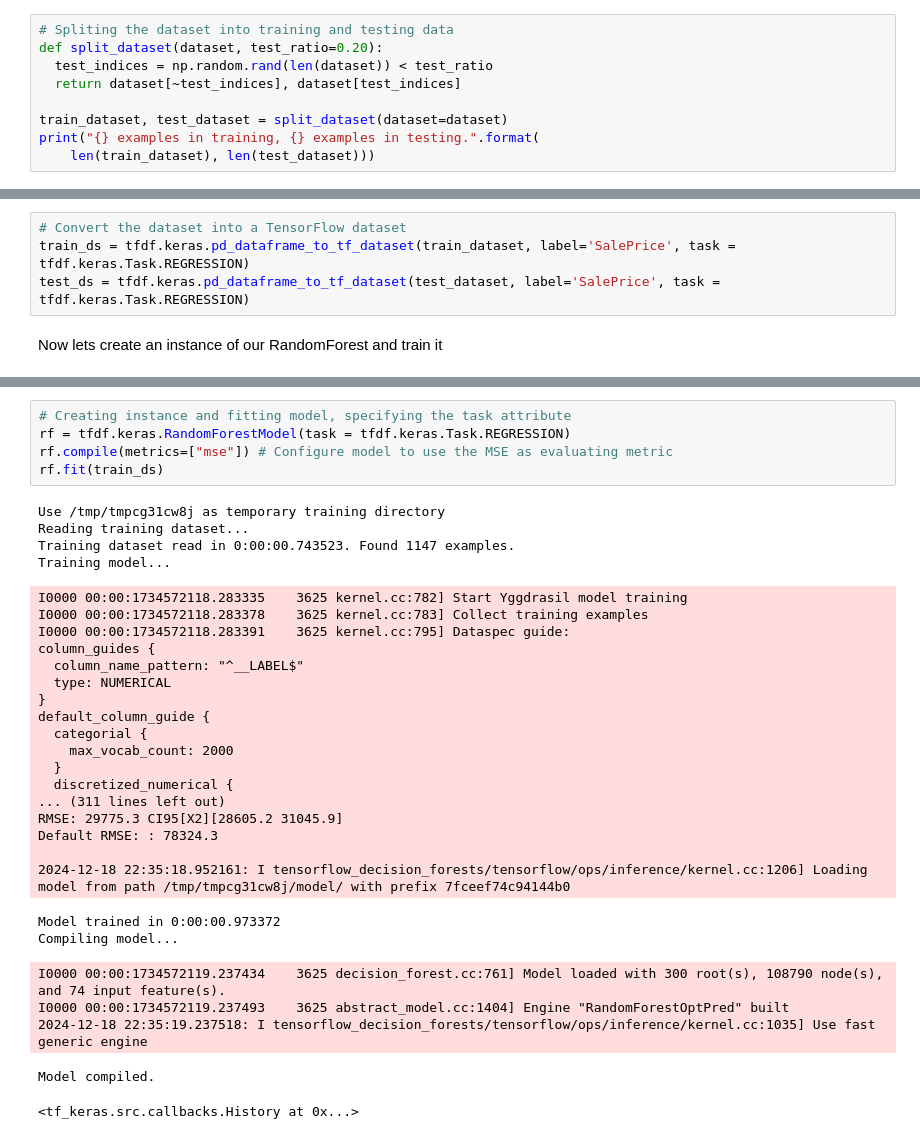
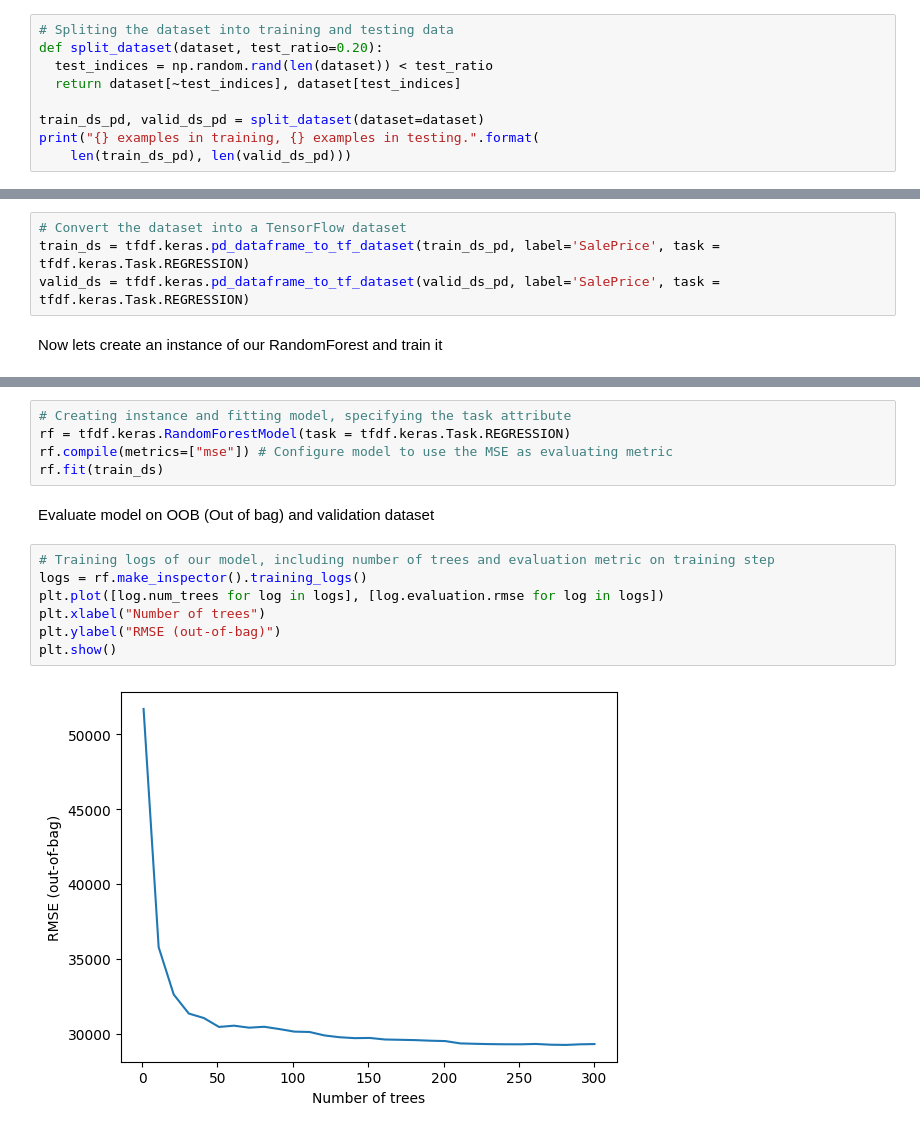
Before and after one commit to ramosmat/house-prices-predict, a Jupyter notebook: script.ipynb, the cells around one changed output, grey strips where cells are left out. Cells and saved outputs as stored; diff of their text form.

Commit message:
model evaluated and prediction on test dataset

```diff
--- a/script.ipynb
+++ b/script.ipynb
@@ -80,7 +73,7 @@ def split_dataset(dataset, test_ratio=0.20):
   test_indices = np.random.rand(len(dataset)) < test_ratio
   return dataset[~test_indices], dataset[test_indices]
 
-train_dataset, test_dataset = split_dataset(dataset=dataset)
+train_ds_pd, valid_ds_pd = split_dataset(dataset=dataset)
 print("{} examples in training, {} examples in testing.".format(
-    len(train_dataset), len(test_dataset)))
+    len(train_ds_pd), len(valid_ds_pd)))
 # %% [output]
@@ -88,7 +81,7 @@ print("{} examples in training, {} examples in testing.".format(
 # %%
 # Convert the dataset into a TensorFlow dataset
-train_ds = tfdf.keras.pd_dataframe_to_tf_dataset(train_dataset, label='SalePrice', task = tfdf.keras.Task.REGRESSION)
-test_ds = tfdf.keras.pd_dataframe_to_tf_dataset(test_dataset, label='SalePrice', task = tfdf.keras.Task.REGRESSION)
+train_ds = tfdf.keras.pd_dataframe_to_tf_dataset(train_ds_pd, label='SalePrice', task = tfdf.keras.Task.REGRESSION)
+valid_ds = tfdf.keras.pd_dataframe_to_tf_dataset(valid_ds_pd, label='SalePrice', task = tfdf.keras.Task.REGRESSION)
 # %% [markdown]
 Now lets create an instance of our RandomForest and train it
 # %%
@@ -99,32 +97,14 @@ tfdf.keras.get_all_models()
 rf = tfdf.keras.RandomForestModel(task = tfdf.keras.Task.REGRESSION)
 rf.compile(metrics=["mse"]) # Configure model to use the MSE as evaluating metric
 rf.fit(train_ds)
-# %% [output]
-Use /tmp/tmpcg31cw8j as temporary training directory
-Reading training dataset...
-Training dataset read in 0:00:00.743523. Found 1147 examples.
-Training model...
-I0000 00:00:1734572118.283335    3625 kernel.cc:782] Start Yggdrasil model training
-I0000 00:00:1734572118.283378    3625 kernel.cc:783] Collect training examples
-I0000 00:00:1734572118.283391    3625 kernel.cc:795] Dataspec guide:
-column_guides {
-  column_name_pattern: "^__LABEL$"
-  type: NUMERICAL
-}
-default_column_guide {
-  categorial {
-    max_vocab_count: 2000
-  }
-  discretized_numerical {
-... (311 lines left out)
-RMSE: 29775.3 CI95[X2][28605.2 31045.9]
-Default RMSE: : 78324.3
-
-2024-12-18 22:35:18.952161: I tensorflow_decision_forests/tensorflow/ops/inference/kernel.cc:1206] Loading model from path /tmp/tmpcg31cw8j/model/ with prefix 7fceef74c94144b0
-Model trained in 0:00:00.973372
-Compiling model...
-I0000 00:00:1734572119.237434    3625 decision_forest.cc:761] Model loaded with 300 root(s), 108790 node(s), and 74 input feature(s).
-I0000 00:00:1734572119.237493    3625 abstract_model.cc:1404] Engine "RandomForestOptPred" built
-2024-12-18 22:35:19.237518: I tensorflow_decision_forests/tensorflow/ops/inference/kernel.cc:1035] Use fast generic engine
-Model compiled.
-<tf_keras.src.callbacks.History at 0x...>
+# %% [markdown]
+Evaluate model on OOB (Out of bag) and validation dataset
+# %%
+# Training logs of our model, including number of trees and evaluation metric on training step
+logs = rf.make_inspector().training_logs()
+plt.plot([log.num_trees for log in logs], [log.evaluation.rmse for log in logs])
+plt.xlabel("Number of trees")
+plt.ylabel("RMSE (out-of-bag)")
+plt.show()
+# %% [output]
+[figure, added]
```
Also changed, not shown: parts of 7 cells of this notebook.
